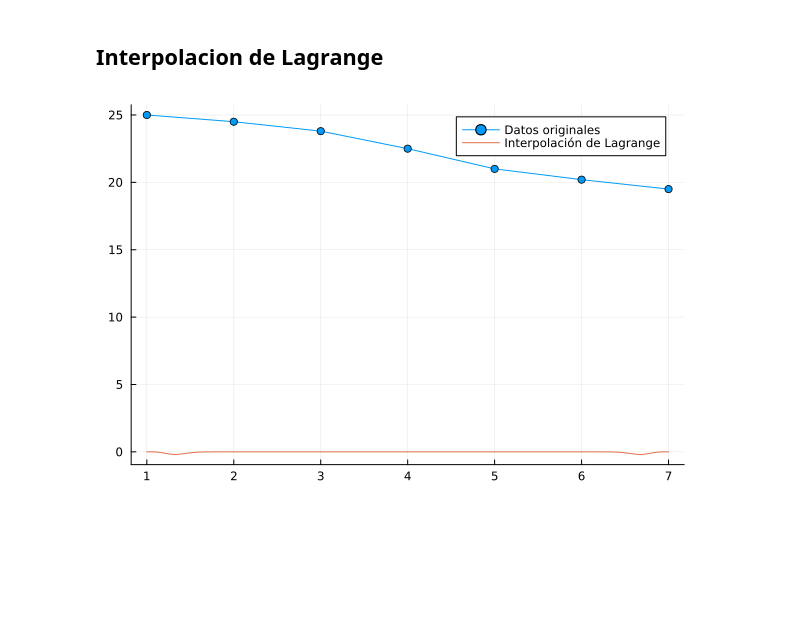
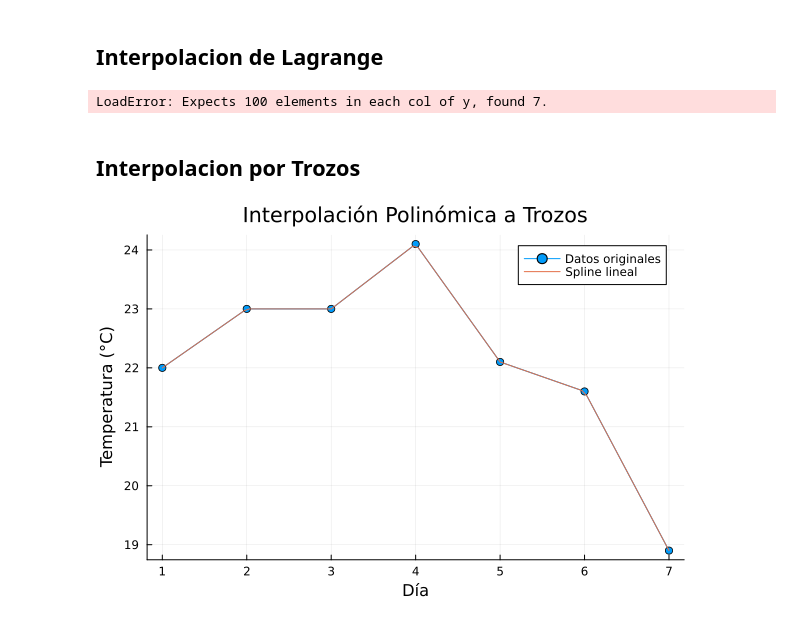
Before and after one commit to ElAdagioDeJP/Calculo_Numerico_Grupal, a Jupyter notebook: Evaluacion_2.py/Graficacion_Meteorologica_Interpolacion.ipynb, the cells around one changed output. Cells and saved outputs as stored; diff of their text form; code cells hidden in the pictures; blank space fills up the shorter version.

Commit message:
Starting to do the interpolation by pieces, we are doing well

```diff
--- a/Evaluacion_2.py/Graficacion_Meteorologica_Interpolacion.ipynb
+++ b/Evaluacion_2.py/Graficacion_Meteorologica_Interpolacion.ipynb
@@ -171,34 +164,51 @@ title!("Interpolación de Taylor de Temperaturas Diarias")
 # %% [markdown]
 ## Interpolacion de Lagrange
 # %%
-using SymPy
+using Plots
+
 días = [1, 2, 3, 4, 5, 6, 7]
-
+temperaturas = [25.0, 24.5, 23.8, 22.5, 21.0, 20.2, 19.5]
 
 function lagrange_interpolation(x, xi, yi)
-    """
-    Calcula el polinomio interpolante de Lagrange.
-    x: Valor a interpolar
-    xi: Array de valores x conocidos
-    yi: Array de valores y conocidos
-    """
     n = length(xi)
-    L = ones(size(x))
+    m = length(x)
+    L = zeros(n, m)
     for i in 1:n
-        for j in 1:n
-            if i!= j
-                L.= L.* (x.- xi[j])./ (xi[i] - xi[j])
+        for j in 1:m
+            L[i, j] = 1
+            for k in 1:n
+                if k!= i
+                    L[i, j] = (x[j] - xi[k]) / (xi[i] - xi[k])
+                end
             end
         end
     end
-    return sum(yi.* L)
+    return yi .* L
 end
 
+#Puntos para evaluar el polinomio interpolante
 puntos_evaluación = range(1, 7, length=100)
-temperaturas_interpoladas = [lagrange_interpolation(x, días, temperatura) for x in puntos_evaluación]
+temperaturas_interpoladas = lagrange_interpolation(puntos_evaluación, días, temperaturas)
 
-
-plot(días, temperaturas, label="Datos originales", marker=:circle)
-plot!(puntos_evaluación, temperaturas_interpoladas, label="Interpolación de Lagrange")
+#Graficar los resultados
+plot(días, temperaturas, label="Datos originales", marker=:circle, legend=:topleft)
+plot!(puntos_evaluación, temperaturas_interpoladas, label="Interpolación de Lagrange", linewidth=2)
+xlabel!("Días")
+ylabel!("Temperatura (°C)")
+title!("Interpolación de Lagrange")
 # %% [output]
-[figure, removed]
+LoadError: Expects 100 elements in each col of y, found 7.
+# %% [markdown]
+## Interpolacion por Trozos
+# %%
+días = [1, 2, 3, 4, 5, 6, 7]
+
+function porTrozos(x, xi, yi)
+    i = searchsortedfirst(xi, x)
+    if i == 1
+        i = 2
+    elseif i == length(xi) + 1
+        i = length(xi)
+    end
+# %% [output]
+[figure, added]
```
Also changed, not shown: parts of 1 cell of this notebook.
